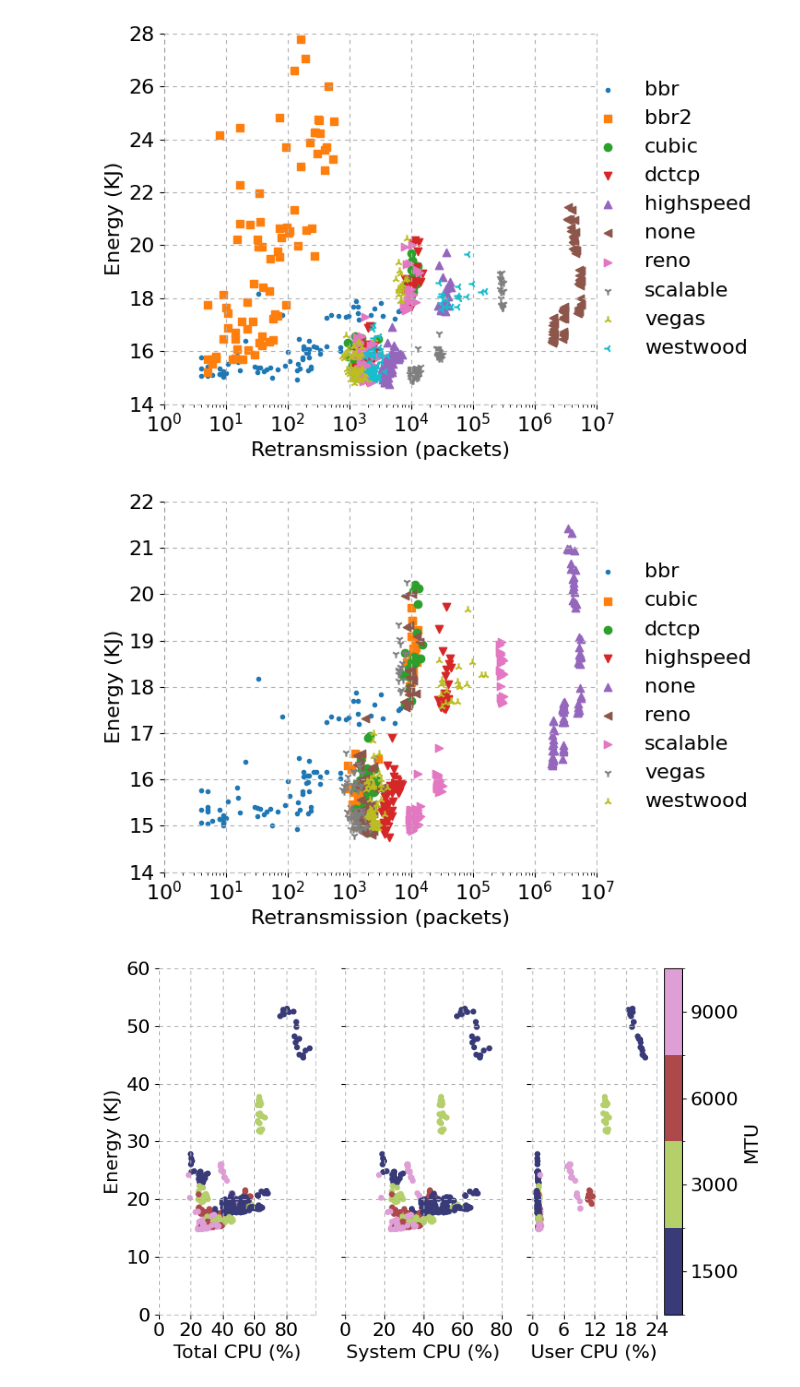
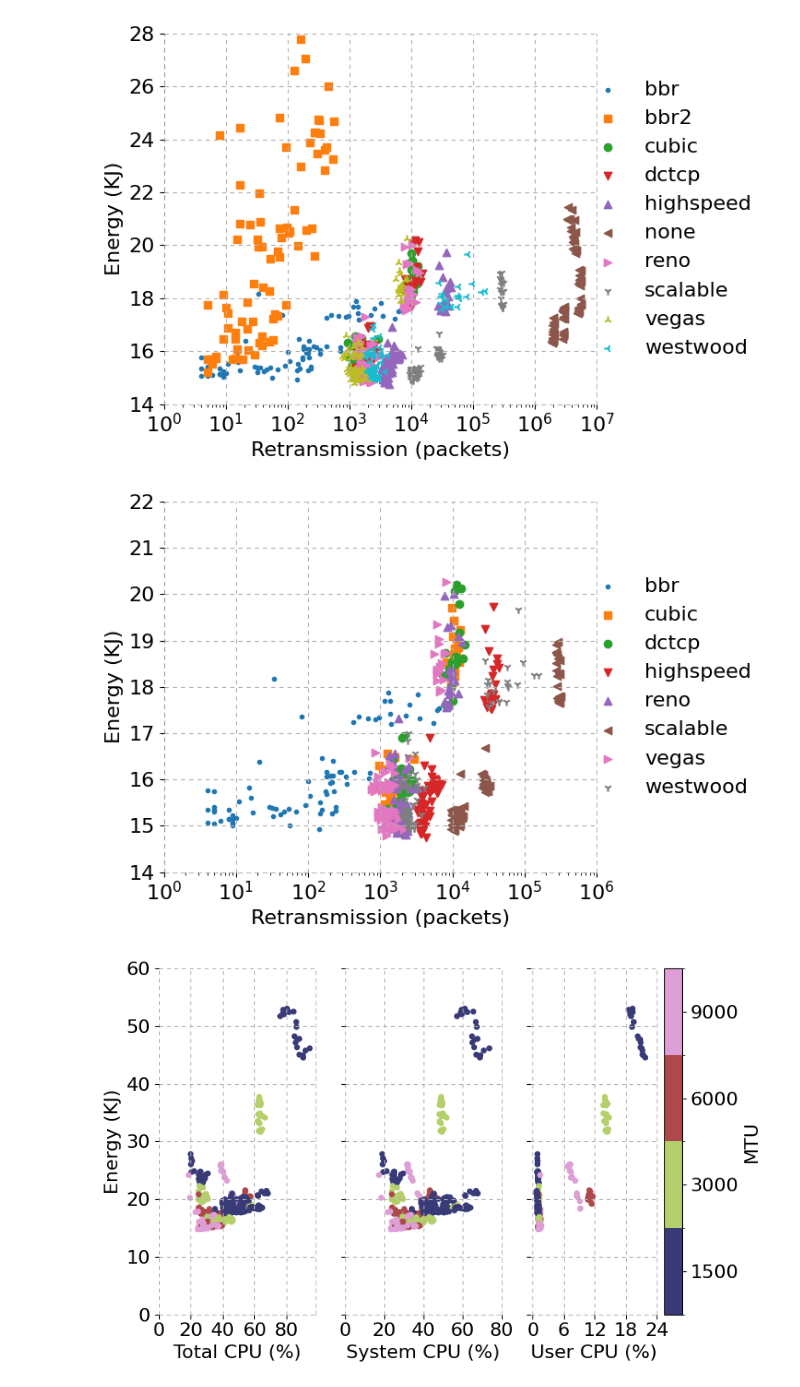
Before and after one commit to serhatarslan-hub/power-of-cc, a Jupyter notebook: analysis/iperf_analysis_for_energy.ipynb, the cells around one changed output. Drawn from its saved outputs; the diff is of its cells as text; code cells hidden in the pictures.

Commit message:
Plot figures without udp and bbr2 and noneCc

```diff
--- a/analysis/iperf_analysis_for_energy.ipynb
+++ b/analysis/iperf_analysis_for_energy.ipynb
@@ -111,7 +111,11 @@ exp_df = read_energy_log(exp_filename)
 exp_df['energy_kJ'] = exp_df['energy_uJ'] * 10e-9
 exp_df = read_iperf_log(exp_df, data_folder)
 exp_df_no_udp = exp_df[(exp_df['cc'] != 'udp')].copy()
-exp_df_no_udp_no_bbr2 = exp_df[(exp_df['cc'] != 'udp') & (exp_df['cc'] != 'bbr2')].copy()
+exp_df_no_udp_no_bbr2 = exp_df[(exp_df['cc'] != 'udp') \
+                               & (exp_df['cc'] != 'bbr2')].copy()
+exp_df_no_udp_no_bbr2_no_none = exp_df[(exp_df['cc'] != 'udp') \
+                                       & (exp_df['cc'] != 'bbr2') \
+                                        & (exp_df['cc'] != 'none')].copy()
 exp_df
 # %% [output]
 |  | cc | mtu | cnt | energy_uJ | energy_kJ | total_cpu_util_percent | user_cpu_util_percent | ... |
@@ -488,7 +492,7 @@ plt.show()
 # %%
 plt.figure(figsize=FIG_SIZE)
 marker = 0
-for cca, cc_df in exp_df_no_udp_no_bbr2.groupby('cc'):
+for cca, cc_df in exp_df_no_udp_no_bbr2_no_none.groupby('cc'):
     plt.scatter(cc_df['time_sec'], cc_df['energy_kJ'], label=cca,
                 marker=list(Line2D.markers.keys())[marker])
     marker += 1
@@ -498,7 +502,7 @@ plt.ylabel('Energy (KJ)', fontsize=FONT_SIZE)
 plt.xticks(fontsize=FONT_SIZE)
 plt.yticks(fontsize=FONT_SIZE)
 plt.ylim(ENERGY_LIM_NO_UDP_NO_BBR2)
-plt.xlim((40, 60))
+plt.xlim((42, 50))
 plt.grid(linestyle=LINE_STYLE)
 plt.legend(loc='center right', frameon=False, fontsize=FONT_SIZE,
            bbox_to_anchor=(1.4, 0.5))
@@ -519,7 +523,7 @@ plt.gca().spines["bottom"].set_color('gray')
 plt.tight_layout()
 
 if (SAVE_FIG):
-    plt.savefig( out_dir + '/energy_vs_time_per_cca_no_udp_no_bbr.pdf')
+    plt.savefig( out_dir + '/energy_vs_time_per_cca_no_udp_no_bbr_no_none.pdf')
 
 plt.show()
 # %% [output]
@@ -601,8 +605,8 @@ plt.show()
 # %% [output]
 [figure]
 # %%
-exp_df_no_udp_no_bbr2['gbps'] = exp_df_no_udp_no_bbr2['bps'] * 1e-9
-exp_df_no_udp_no_bbr2.plot.scatter(y='energy_kJ', x='gbps', c='mtu', colormap=cmap, norm=norm, s=16)
+exp_df_no_udp_no_bbr2_no_none['gbps'] = exp_df_no_udp_no_bbr2_no_none['bps'] * 1e-9
+exp_df_no_udp_no_bbr2_no_none.plot.scatter(y='energy_kJ', x='gbps', c='mtu', colormap=cmap, norm=norm, s=16)
 
 cbar = plt.get_cmap()
 cbar_ax = plt.gcf().get_axes()[-1]
@@ -615,7 +619,7 @@ plt.ylabel('Energy (KJ)', fontsize=FONT_SIZE)
 plt.xticks(fontsize=FONT_SIZE)
 plt.yticks(fontsize=FONT_SIZE)
 plt.ylim(ENERGY_LIM_NO_UDP_NO_BBR2)
-plt.xlim((7, 10))
+plt.xlim((8.6, 10))
 plt.grid(linestyle=LINE_STYLE)
 plt.gca().spines["right"].set_linestyle(LINE_STYLE)
 plt.gca().spines["right"].set_alpha(0.5)
@@ -719,7 +723,7 @@ plt.show()
 # %%
 plt.figure(figsize=FIG_SIZE)
 marker = 0
-for cca, cc_df in exp_df_no_udp_no_bbr2.groupby('cc'):
+for cca, cc_df in exp_df_no_udp_no_bbr2_no_none.groupby('cc'):
     plt.scatter(cc_df['gbps'], cc_df['energy_kJ'], label=cca,
                 marker=list(Line2D.markers.keys())[marker])
     marker += 1
@@ -729,7 +733,7 @@ plt.ylabel('Energy (KJ)', fontsize=FONT_SIZE)
 plt.xticks(fontsize=FONT_SIZE)
 plt.yticks(fontsize=FONT_SIZE)
 plt.ylim(ENERGY_LIM_NO_UDP_NO_BBR2)
-plt.xlim((7, 10))
+plt.xlim((8.6, 10))
 plt.grid(linestyle=LINE_STYLE)
 plt.legend(loc='center right', frameon=False, fontsize=FONT_SIZE,
            bbox_to_anchor=(1.4, 0.5))
@@ -750,7 +754,7 @@ plt.gca().spines["bottom"].set_color('gray')
 plt.tight_layout()
 
 if (SAVE_FIG):
-    plt.savefig( out_dir + '/energy_vs_bps_per_cca_no_udp_no_bbr2.pdf')
+    plt.savefig( out_dir + '/energy_vs_bps_per_cca_no_udp_no_bbr2_no_none.pdf')
 
 plt.show()
 # %% [output]
@@ -800,43 +804,43 @@ plt.show()
 # %%
 plt.figure(figsize=FIG_SIZE)
 marker = 0
-for cca, cc_df in exp_df_no_udp_no_bbr2.groupby('cc'):
+for cca, cc_df in exp_df_no_udp_no_bbr2_no_none.groupby('cc'):
     plt.scatter(cc_df['rtx_pkts'], cc_df['energy_kJ'], label=cca,
                 marker=list(Line2D.markers.keys())[marker])
     marker += 1
 
 plt.xlabel('Retransmission (packets)', fontsize=FONT_SIZE)
 plt.ylabel('Energy (KJ)', fontsize=FONT_SIZE)
 plt.xticks(fontsize=FONT_SIZE)
 plt.yticks(fontsize=FONT_SIZE)
 plt.ylim(ENERGY_LIM_NO_UDP_NO_BBR2)
 plt.xscale('log')
-plt.xlim((1, 1e7))
+plt.xlim((1, 1e6))
 plt.grid(linestyle=LINE_STYLE)
 plt.legend(loc='center right', frameon=False, fontsize=FONT_SIZE,
            bbox_to_anchor=(1.4, 0.5))
 
 plt.gca().spines["right"].set_linestyle(LINE_STYLE)
 plt.gca().spines["right"].set_alpha(0.5)
 plt.gca().spines["right"].set_color('gray')
 plt.gca().spines["left"].set_linestyle(LINE_STYLE)
 plt.gca().spines["left"].set_alpha(0.5)
 plt.gca().spines["left"].set_color('gray')
 plt.gca().spines["top"].set_visible(False)
 # plt.gca().spines["top"].set_linestyle(LINE_STYLE)
 # plt.gca().spines["top"].set_alpha(0.5)
 # plt.gca().spines["top"].set_color('gray')
 plt.gca().spines["bottom"].set_linestyle(LINE_STYLE)
 plt.gca().spines["bottom"].set_alpha(0.5)
 plt.gca().spines["bottom"].set_color('gray')
 plt.tight_layout()
 
 if (SAVE_FIG):
-    plt.savefig( out_dir + '/energy_vs_rtx_per_cca_no_bbr2.pdf')
+    plt.savefig( out_dir + '/energy_vs_rtx_per_cca_no_bbr2_no_none.pdf')
 
 plt.show()
 # %% [output]
-[figure, old version]
+[figure, new version]
 # %%
 fig, ax = plt.subplots(1, 3)
 
```
Also changed, not shown: parts of 10 cells of this notebook, 24 other files.
